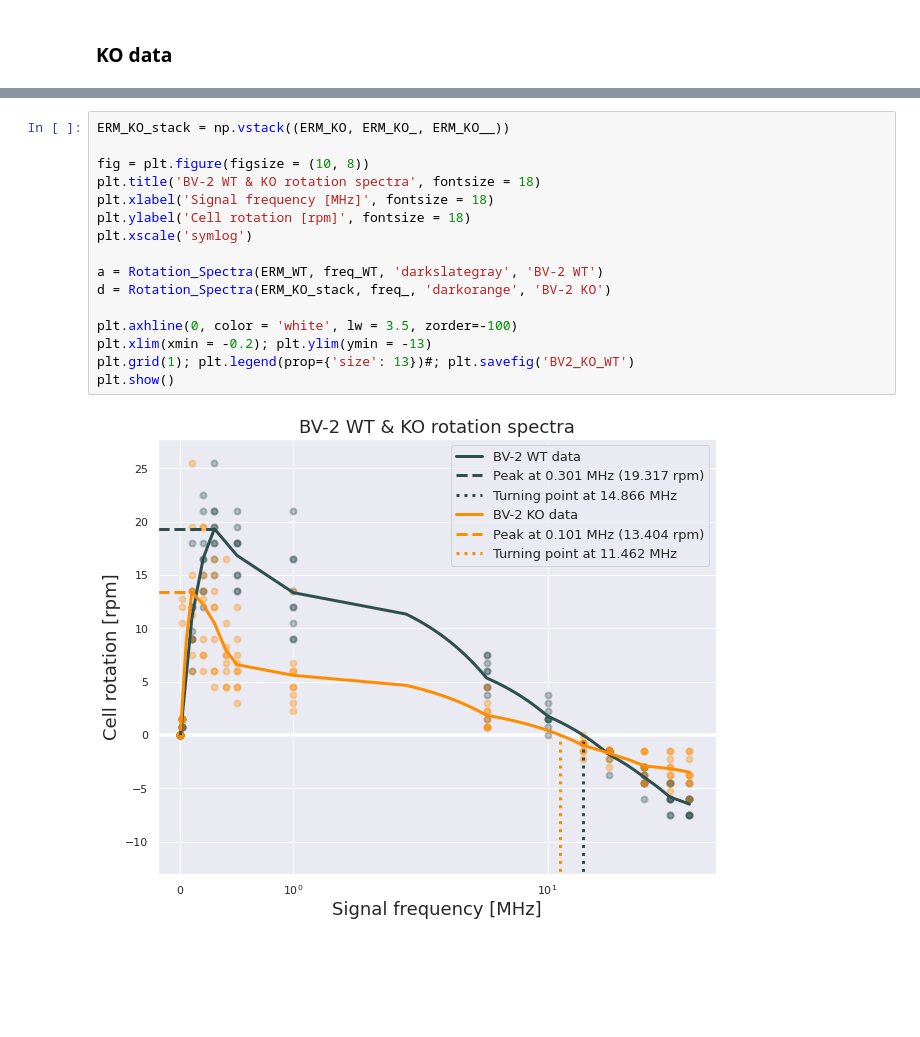
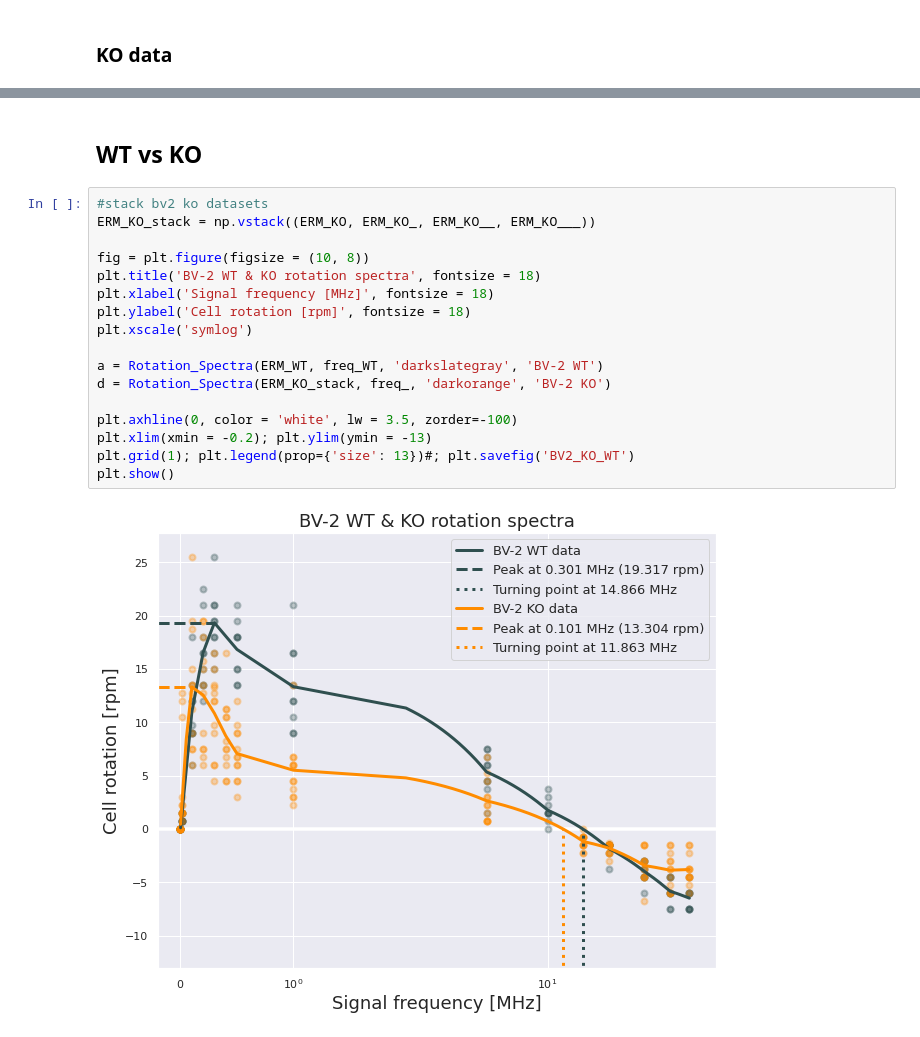
Before and after one commit to lassetotl/LLL-Electrorotation, a Jupyter notebook: BV2_WT_KO_Electrorotation_V23.ipynb, the cells around one changed output, grey strips where cells are left out. Saved outputs shown, nothing was run; the diff lists cells and outputs as text; blank space fills up the shorter version.

```diff
--- a/BV2_WT_KO_Electrorotation_V23.ipynb
+++ b/BV2_WT_KO_Electrorotation_V23.ipynb
@@ -50,18 +55,21 @@ plt.show()
-# %%
-ERM_KO_stack = np.vstack((ERM_KO, ERM_KO_, ERM_KO__))
-
-fig = plt.figure(figsize = (10, 8))
-plt.title('BV-2 WT & KO rotation spectra', fontsize = 18)
-plt.xlabel('Signal frequency [MHz]', fontsize = 18)
-plt.ylabel('Cell rotation [rpm]', fontsize = 18)
-plt.xscale('symlog')
-
-a = Rotation_Spectra(ERM_WT, freq_WT, 'darkslategray', 'BV-2 WT')
-d = Rotation_Spectra(ERM_KO_stack, freq_, 'darkorange', 'BV-2 KO')
-
-plt.axhline(0, color = 'white', lw = 3.5, zorder=-100)
-plt.xlim(xmin = -0.2); plt.ylim(ymin = -13)
-plt.grid(1); plt.legend(prop={'size': 13})#; plt.savefig('BV2_KO_WT')
-plt.show()
-# %% [output]
-[figure, removed]
+# %% [markdown]
+## WT vs KO
+# %%
+#stack bv2 ko datasets
+ERM_KO_stack = np.vstack((ERM_KO, ERM_KO_, ERM_KO__, ERM_KO___))
+
+fig = plt.figure(figsize = (10, 8))
+plt.title('BV-2 WT & KO rotation spectra', fontsize = 18)
+plt.xlabel('Signal frequency [MHz]', fontsize = 18)
+plt.ylabel('Cell rotation [rpm]', fontsize = 18)
+plt.xscale('symlog')
+
+a = Rotation_Spectra(ERM_WT, freq_WT, 'darkslategray', 'BV-2 WT')
+d = Rotation_Spectra(ERM_KO_stack, freq_, 'darkorange', 'BV-2 KO')
+
+plt.axhline(0, color = 'white', lw = 3.5, zorder=-100)
+plt.xlim(xmin = -0.2); plt.ylim(ymin = -13)
+plt.grid(1); plt.legend(prop={'size': 13})#; plt.savefig('BV2_KO_WT')
+plt.show()
+# %% [output]
+[figure, added]
```
Also changed, not shown: parts of 3 cells of this notebook.
